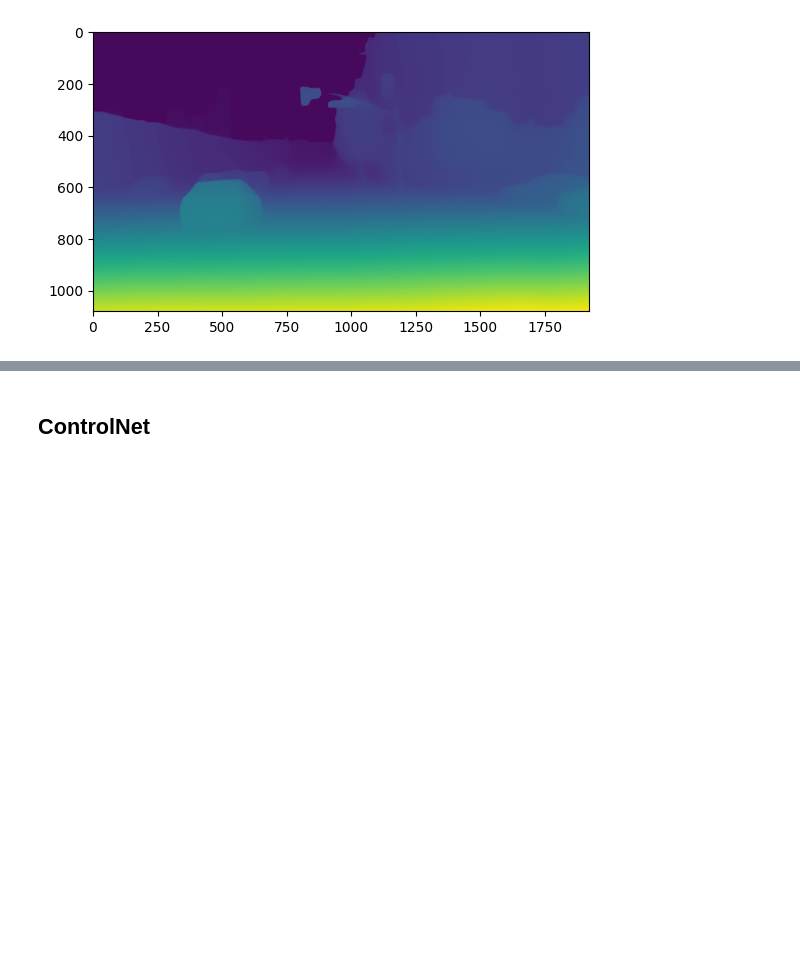
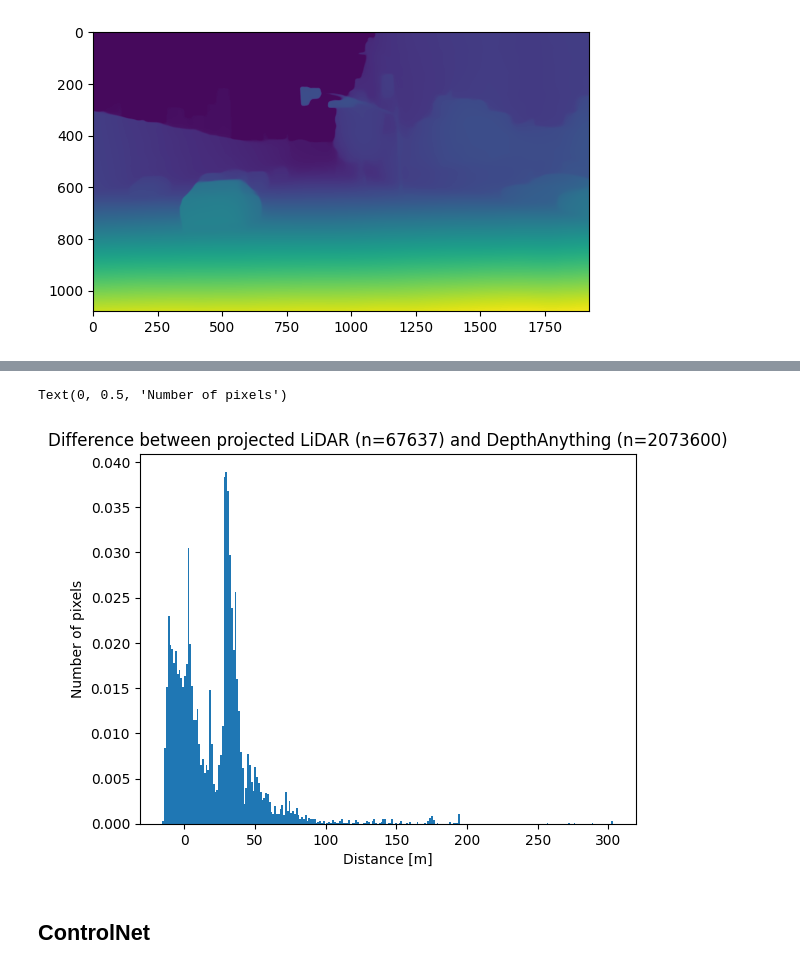
Before and after one commit to gasparyanartur/imaginedriving, a Jupyter notebook: notebooks/controlnet-test.ipynb, the cells around one changed output, grey strips where cells are left out. Saved outputs shown, nothing was run; the diff lists cells and outputs as text; code cells hidden in the pictures; blank space fills up the shorter version.

```diff
--- a/notebooks/controlnet-test.ipynb
+++ b/notebooks/controlnet-test.ipynb
@@ -187,3 +197,11 @@ print(dists.std())
+# %%
+plt.hist(dmap[dmap!=0].flatten(), bins=250, density=True);
+plt.title(f"Difference between projected LiDAR (n={len(inliner_indices_arr)}) and DepthAnything (n={dmap.shape[1]*dmap.shape[2]})")
+plt.xlabel(f"Distance [m]")
+plt.ylabel(f"Number of pixels")
+# %% [output]
+Text(0, 0.5, 'Number of pixels')
+[figure, added]
 # %% [markdown]
 ## ControlNet
 # %%
```
Also changed, not shown: parts of 8 cells of this notebook.
